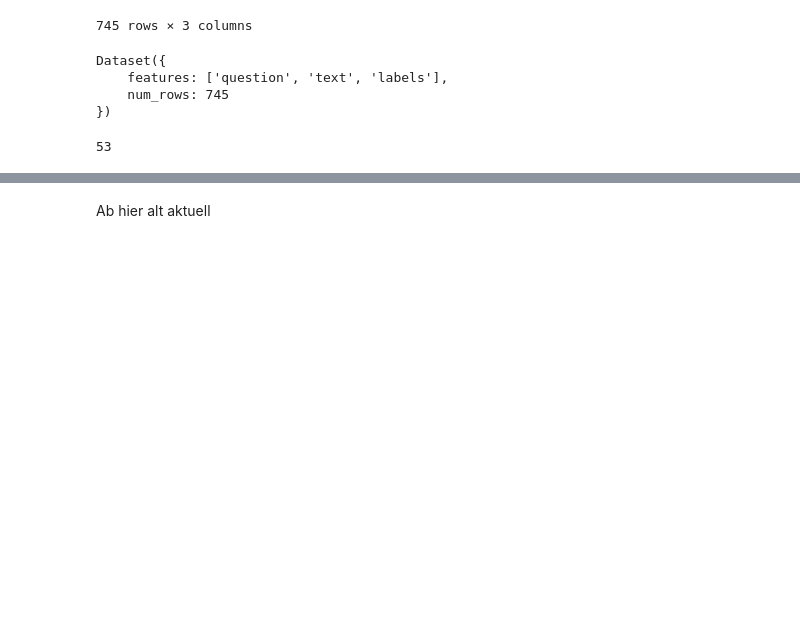
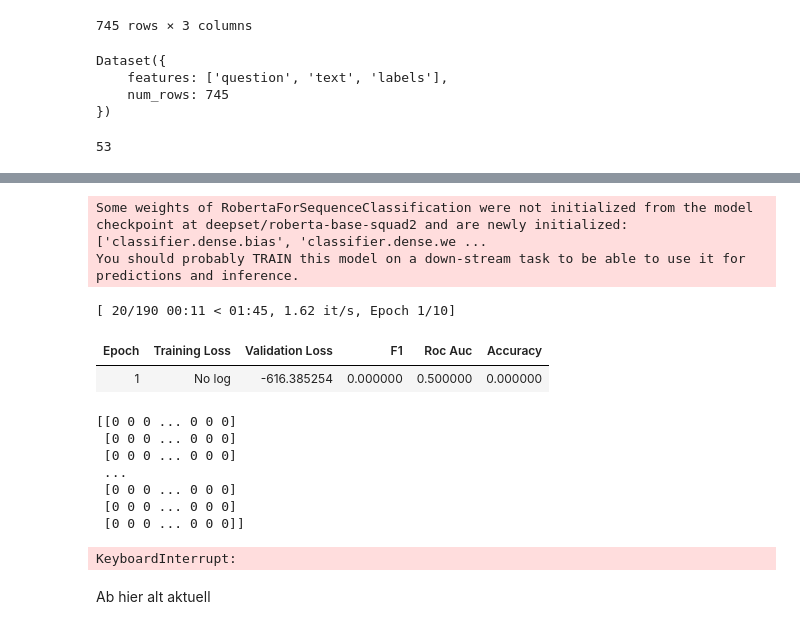
Before and after one commit to Michel-p16/PDS-Project, a Jupyter notebook: capstone.ipynb, the cells around one changed output, grey strips where cells are left out. Saved outputs shown, nothing was run; the diff lists cells and outputs as text; code cells hidden in the pictures; blank space fills up the shorter version.

```diff
--- a/capstone.ipynb
+++ b/capstone.ipynb
@@ -495,0 +597,11 @@ tokenized_dataset_df_multi_select[0]
+# %%
+# Create a dictionary that maps labels to integers
+label_to_int = {label: idx for idx, label in enumerate(all_labels)}
+
+# Create a dictionary that maps integers back to labels
+int_to_label = {idx: label for idx, label in enumerate(all_labels)}
+# %%
+model = AutoModelForSequenceClassification.from_pretrained(model_name, num_labels=len(all_labels), problem_type="multi_label_classification", id2label=int_to_label, label2id=label_to_int)
+# %% [output]
+Some weights of RobertaForSequenceClassification were not initialized from the model checkpoint at deepset/roberta-base-squad2 and are newly initialized: ['classifier.dense.bias', 'classifier.dense.we ...
+You should probably TRAIN this model on a down-stream task to be able to use it for predictions and inference.
@@ -495,0 +610,19 @@ tokenized_dataset_df_multi_select[0]
+# %%
+training_args = TrainingArguments(
+    output_dir='./results',
+    num_train_epochs=10,  # Mehr Epochen für bessere Generalisierung
+    per_device_train_batch_size=32,  # Falls GPU es erlaubt, größere Batch Size
+    per_device_eval_batch_size=32,
+    warmup_ratio=0.1,  # Statt fester Warmup-Steps eine Ratio nutzen (~10% des Trainings)
+    weight_decay=0.01,  # Höheres Weight Decay für bessere Generalisierung
+    logging_dir='./logs',
+    logging_steps=50,  # Häufigeres Logging zur besseren Überwachung
+    evaluation_strategy='epoch',  # Evaluierung am Ende jeder Epoche
+    save_strategy="epoch",  # Speichern nach jeder Epoche statt nach Schritten
+    learning_rate=6e-5,  # Niedrigere Lernrate für stabilere Konvergenz
+    lr_scheduler_type="linear",  # Statt Cosine einen linearen Scheduler nutzen
+    report_to="none",
+    load_best_model_at_end=True,  # Bestes Modell am Ende laden
+    metric_for_best_model="accuracy",  # Falls du F1 bevorzugst, ändere das
+    greater_is_better=True
+)
@@ -496,3 +705,27 @@ tokenized_dataset_df_multi_select[0]
+# %%
+# Step 5: Prepare Trainer with the dataset and training arguments
+trainer = Trainer(
+    model=model,
+    args=training_args,
+    train_dataset=tokenized_dataset_df_multi_select["train"],
+    eval_dataset=tokenized_dataset_df_multi_select["test"],
+    tokenizer=tokenizer,
+    compute_metrics=compute_metrics,  # If you want to compute metrics like accuracy, you can define a custom function here
+)
+# %%
+trainer.train()
+# %% [output]
+[ 20/190 00:11 < 01:45, 1.62 it/s, Epoch 1/10]
+| Epoch | Training Loss | Validation Loss | F1 | Roc Auc | Accuracy |
+| 1 | No log | -616.385254 | 0.000000 | 0.500000 | 0.000000 |
+[[0 0 0 ... 0 0 0]
+ [0 0 0 ... 0 0 0]
+ [0 0 0 ... 0 0 0]
+ ...
+ [0 0 0 ... 0 0 0]
+ [0 0 0 ... 0 0 0]
+ [0 0 0 ... 0 0 0]]
+KeyboardInterrupt:
 # %% [markdown]
 Ab hier alt aktuell
 # %%
```
Also changed, not shown: parts of 22 cells of this notebook.
